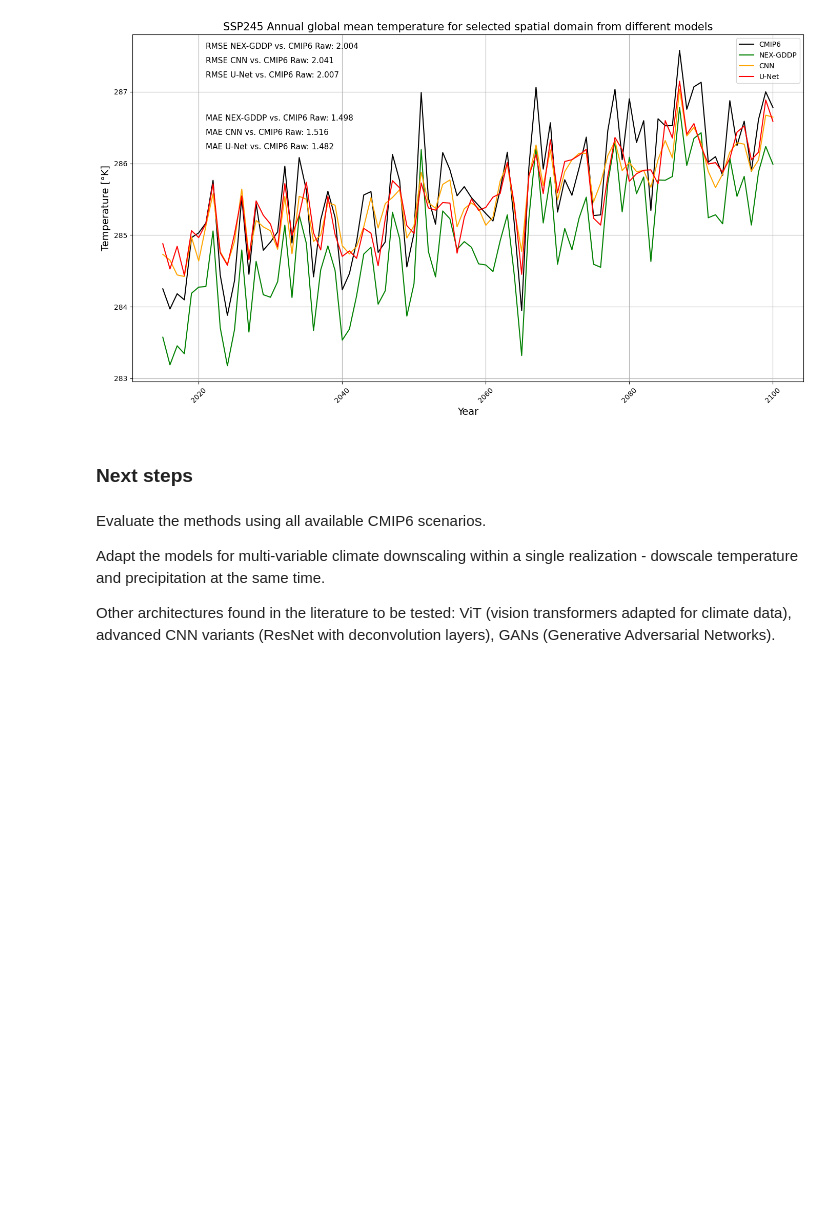
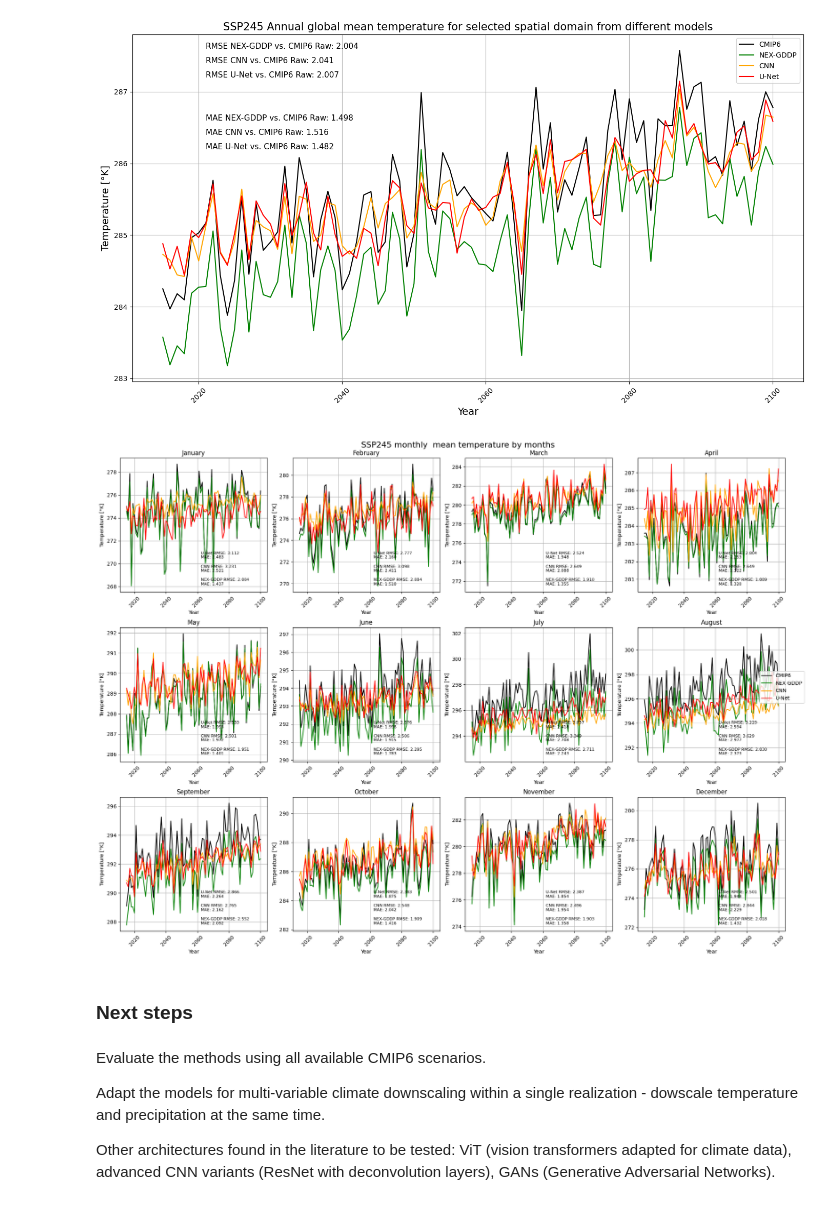
Before and after one commit to alexdum/downscale, a Jupyter notebook: python/diagnosis_annual.ipynb, the cells around one changed output. Drawn from its saved outputs; the diff is of its cells as text; code cells hidden in the pictures; blank space fills up the shorter version.

Commit message:
add monthly plots

```diff
--- a/python/diagnosis_annual.ipynb
+++ b/python/diagnosis_annual.ipynb
@@ -295,6 +295,96 @@ plt.tight_layout()
 plt.show()
 # %% [output]
 [figure]
+# %%
+
+# Load and process NEX-GDDP data
+nexgddp_ds = xr.open_mfdataset(nexgddp_ssp_files, combine='by_coords', chunks={'time': 365})
+nexgddp_monthly = nexgddp_ds['tas'].resample(time='ME').mean(dim='time')
+nexgddp_global_mean_monthly = nexgddp_monthly.mean(dim=['lat', 'lon'])
+mask_nexgddp_na = nexgddp_monthly.isnull()
+
+# Load and process CMIP6 data
+cmip6_ds = xr.open_zarr(cmip6_ssp_file, consolidated=True, chunks={'time': 365})
+cmip6_ds = cmip6_ds.interp(lat=nexgddp_ds['lat'], lon=nexgddp_ds['lon'], method='nearest', kwargs={"fill_value": "extrapolate"})
+cmip6_monthly = cmip6_ds['tas'].resample(time='ME').mean(dim='time').where(~mask_nexgddp_na, np.nan)
+cmip6_global_mean_monthly = cmip6_monthly.mean(dim=['lat', 'lon'])
+
+# Load and process CNN data
+cnn_ds = xr.open_dataset(cnn_ssp_file, chunks={'time': 365})
+cnn_monthly = cnn_ds['tas_downscaled'].resample(time='ME').mean(dim='time').where(~mask_nexgddp_na, np.nan)
+cnn_global_mean_monthly = cnn_monthly.mean(dim=['lat', 'lon'])
+
+# Load and process U-Net data
+unet_ds = xr.open_dataset(unet_ssp_file, chunks={'time': 365})
+unet_monthly = unet_ds['tas_downscaled'].resample(time='ME').mean(dim='time').where(~mask_nexgddp_na, np.nan)
+unet_global_mean_monthly = unet_monthly.mean(dim=['lat', 'lon'])
+
+# Create subplots for each month
+fig, axes = plt.subplots(3, 4, figsize=(20, 15))
+months = ['January', 'February', 'March', 'April', 'May', 'June',
+          'July', 'August', 'September', 'October', 'November', 'December']
+
+# Flatten axes for easier iteration
+axes_flat = axes.flatten()
+
+# Get years for x-axis
+years = cmip6_global_mean_monthly['time.year'].values
+
+for month_idx, (ax, month) in enumerate(zip(axes_flat, months), 1):
+    # Filter data for current month
+    month_mask = cmip6_global_mean_monthly['time.month'] == month_idx
+
+    # Plot each model's global mean for the current month
+    ax.plot(years[month_mask], cmip6_global_mean_monthly.values[month_mask],
+            label='CMIP6', color='black')
+    ax.plot(years[month_mask], nexgddp_global_mean_monthly.values[month_mask],
+            label='NEX-GDDP', color='green')
+    ax.plot(years[month_mask], cnn_global_mean_monthly.values[month_mask],
+            label='CNN', color='orange')
+    ax.plot(years[month_mask], unet_global_mean_monthly.values[month_mask],
+            label='U-Net', color='red')
+
+    # Calculate RMSE and MAE for this month
+    rmse_nexgddp, mae_nexgddp = calculate_rmse_mae(
+        cmip6_monthly.values[month_mask], nexgddp_monthly.values[month_mask])
+    rmse_cnn, mae_cnn = calculate_rmse_mae(
+        cmip6_monthly.values[month_mask], cnn_monthly.values[month_mask])
+    rmse_unet, mae_unet = calculate_rmse_mae(
+        cmip6_monthly.values[month_mask], unet_monthly.values[month_mask])
+
+    # Customize the subplot
+    ax.set_title(f'{month}', fontsize=12)
+    ax.set_xlabel('Year', fontsize=10)
+    ax.set_ylabel('Temperature [°K]', fontsize=10)
+    ax.grid(True)
+    ax.tick_params(axis='x', rotation=45)
+
+    # Add RMSE and MAE values
+    y_min, y_max = ax.get_ylim()
+    text_spacing = (y_max - y_min) * 0.05
+    base_y = y_min + text_spacing
+
+    for i, (rmse, mae, label) in enumerate(zip(
+            [rmse_nexgddp, rmse_cnn, rmse_unet],
+            [mae_nexgddp, mae_cnn, mae_unet],
+            ['NEX-GDDP', 'CNN', 'U-Net'])):
+        ax.text(2062, base_y + i*text_spacing*2,
+                f'{label} RMSE: {rmse:.3f}\nMAE: {mae:.3f}',
+                fontsize=8)
+
+# Add legend to the figure
+handles, labels = axes_flat[0].get_legend_handles_labels()
+fig.legend(handles, labels, loc='center right', bbox_to_anchor=(0.98, 0.5))
+
+# Add overall title
+fig.suptitle('SSP245 monthly  mean temperature by months', fontsize=16, y=0.95)
+
+# Adjust layout
+plt.tight_layout()
+plt.subplots_adjust(right=0.95, top=0.92)
+plt.show()
+# %% [output]
+[figure, added]
 # %% [markdown]
 ### Next steps
 # %% [markdown]
```
Also changed, not shown: parts of 4 cells of this notebook.
